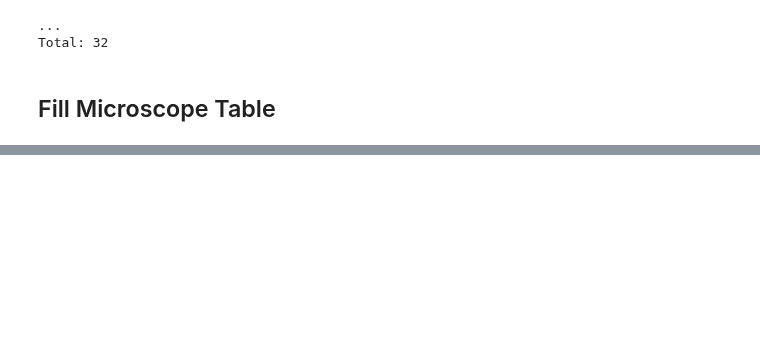
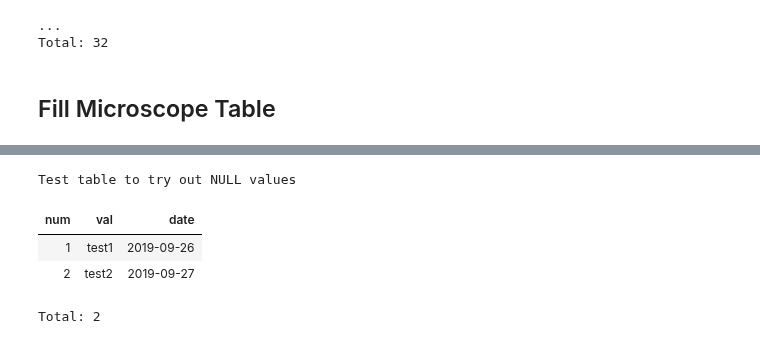
Before and after one commit to BrainCOGS/lightserv, a Jupyter notebook: notebooks/setup_datajoint.ipynb, the cells around one changed output, grey strips where cells are left out. Drawn from its saved outputs; the diff is of its cells as text; code cells hidden in the pictures; blank space fills up the shorter version.

```diff
--- a/notebooks/setup_datajoint.ipynb
+++ b/notebooks/setup_datajoint.ipynb
@@ -293,0 +496,19 @@ db = dj.create_virtual_module(module_name='lightsheet',schema_name='ahoag_lights
+# %%
+@schema
+class Test(dj.Manual): # dj.Manual is one of the 4 datajoint table types - Manual corresponds to externally inputted data
+        definition = """ # Test table to try out NULL values
+        num                           : smallint
+        ----
+        val = NULL                    : varchar(20)
+        date = NULL                   : date
+        """
+# %%
+Test().insert1({'num':1,'val':'test1','date':'2019-09-26'})
+Test().insert1({'num':2,'val':'test2','date':'2019-09-27'})
+Test()
+# %% [output]
+Test table to try out NULL values
+| num | val | date |
+| 1 | test1 | 2019-09-26 |
+| 2 | test2 | 2019-09-27 |
+Total: 2
```
Also changed, not shown: parts of 28 cells of this notebook, 4 other files.
